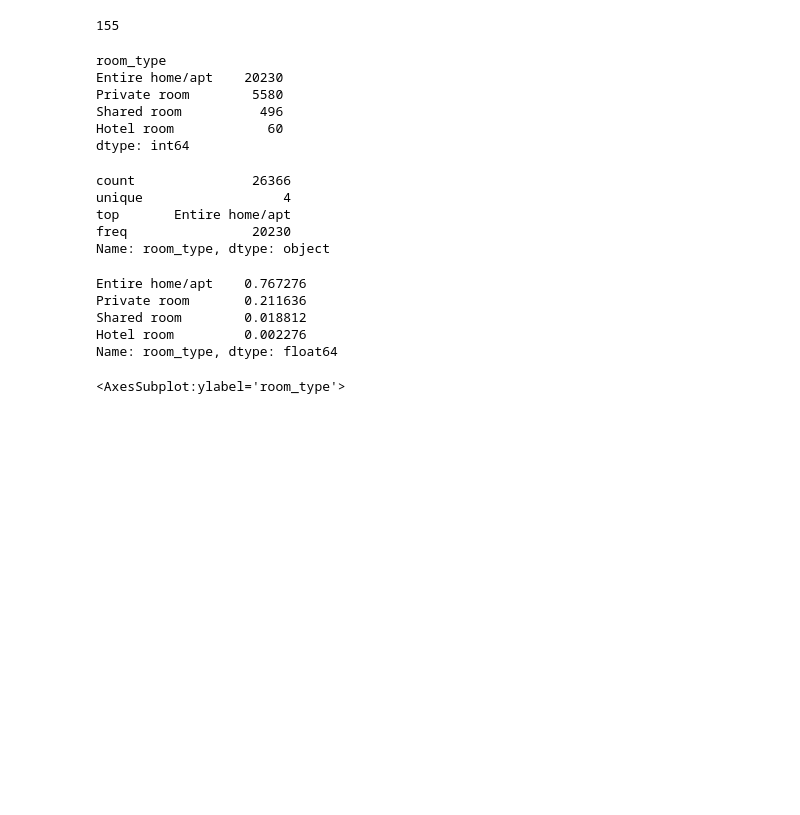
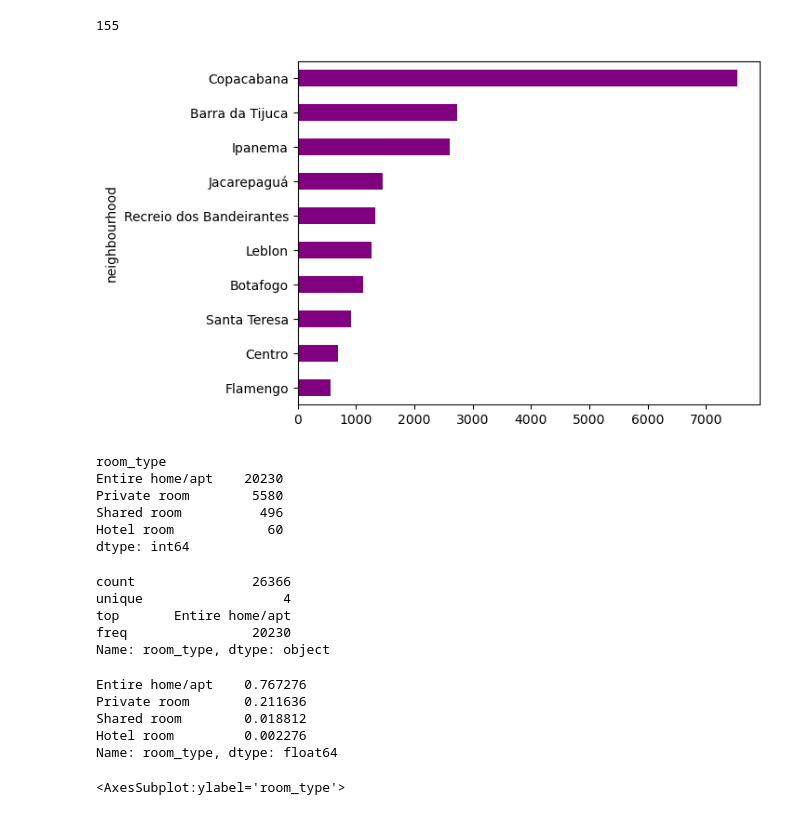
Before and after one commit to paulojr86/AnaliseDeDados-AirBnB-RJ, a Jupyter notebook: AnaliseDeDados-AirBnB-RJ.ipynb, the cells around one changed output. Drawn from its saved outputs; the diff is of its cells as text; code cells hidden in the pictures; blank space fills up the shorter version.

```diff
--- a/AnaliseDeDados-AirBnB-RJ.ipynb
+++ b/AnaliseDeDados-AirBnB-RJ.ipynb
@@ -109,7 +109,8 @@ availability_365                   int64
 dtype: object
 # %%
 #Número de anúncios por bairro
-df2.groupby(['neighbourhood']).size().sort_values(ascending = False).head(50)
+df_bairros = df2.groupby(['neighbourhood']).size().sort_values(ascending = False)
+df_bairros.head(50)
 # %% [output]
 neighbourhood
 Copacabana                  7540
@@ -133,5 +134,12 @@ dtype: int64
 df2.groupby(['neighbourhood']).size().count()
 # %% [output]
 155
+# %%
+#Copacabana é o bairro mais com anúncios de aluguel de curta temporada no Rio de Janeiro. Como demonstra o gráfico:
+top10 = df_bairros[0:10]
+
+top10.plot(kind='barh',color='purple').invert_yaxis()
+# %% [output]
+[figure, added]
 # %%
 #Número de acomodações por tipo
@@ -144,22 +151,24 @@ Private room        5580
 Shared room          496
 Hotel room            60
 dtype: int64
-# %%
-df2.room_type.describe()
-# %% [output]
-count               26366
-unique                  4
-top       Entire home/apt
-freq                20230
-Name: room_type, dtype: object
-# %%
-df2.room_type.value_counts(normalize=True)
-# %% [output]
-Entire home/apt    0.767276
-Private room       0.211636
-Shared room        0.018812
-Hotel room         0.002276
-Name: room_type, dtype: float64
+# %%
+#Estatística descritiva dos tipos de acomodação
+df2.room_type.describe()
+# %% [output]
+count               26366
+unique                  4
+top       Entire home/apt
+freq                20230
+Name: room_type, dtype: object
+# %%
+#Porcentual de cada tipo de acomodação na cidade do Rio de Janeiro
+df2.room_type.value_counts(normalize=True)
+# %% [output]
+Entire home/apt    0.767276
+Private room       0.211636
+Shared room        0.018812
+Hotel room         0.002276
+Name: room_type, dtype: float64
 # %%
 # Gráfico: Número de acomodações por tipo
 df2.groupby('room_type').size().sort_values(ascending=True).plot(kind='barh')
```
Also changed, not shown: parts of 9 cells of this notebook.
